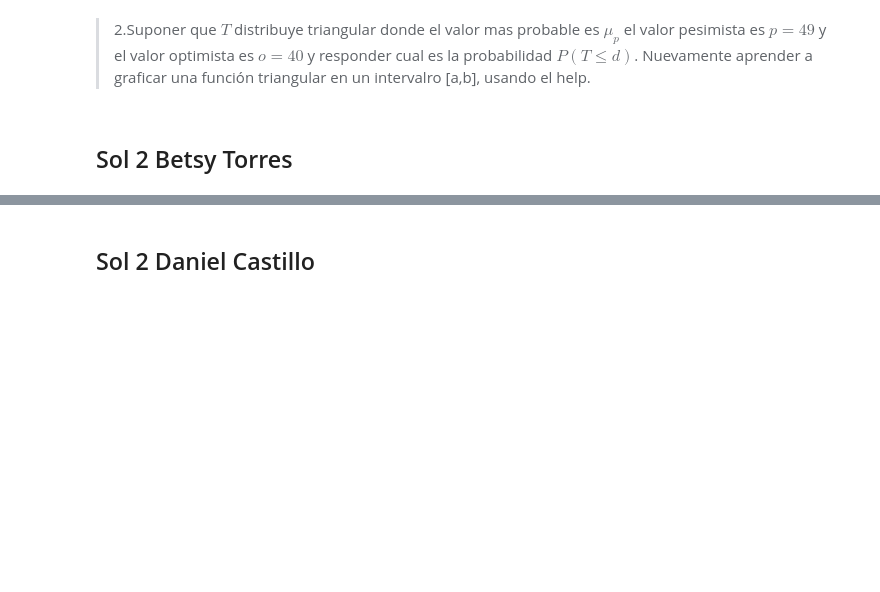
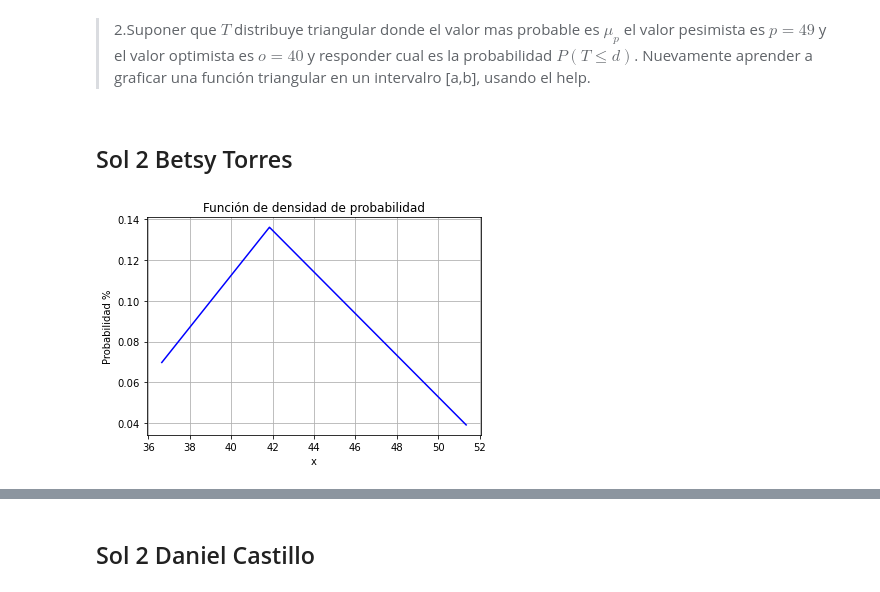
Before and after one commit to BetsyTorres/ProyectoConjunto_BTorres_DCastillo, a Jupyter notebook: Tarea_5.ipynb, the cells around one changed output, grey strips where cells are left out. Saved outputs shown, nothing was run; the diff lists cells and outputs as text; code cells hidden in the pictures; blank space fills up the shorter version.

```diff
--- a/Tarea_5.ipynb
+++ b/Tarea_5.ipynb
@@ -88,0 +91,32 @@ p, o = 49, 40
+# %%
+# Sol 1 Betsy Torres
+p, o = 49, 40
+
+miu, sigma, d = 44, 3, 47
+
+def triang(x):
+    'Función que genera el valor esperado, la varianza y mediana de la distrubucuón triangular basada en las fórmulas de cada parámentro'
+    a = x[0]
+    b = x[1]
+    c = x[2]
+    media = ((a+b+c)/ 3)-miu
+    varianza = ((a**2 + b**2 + c**2 - (a*b) - (a*c) - (b*c))/18) - sigma**2
+    mediana = c - miu
+    return np.array([media,varianza,mediana])
+
+t = fsolve(triang, [0,0,0])
+# t
+
+a_t = t[0]; b_t = t[1]
+x_t = np.linspace(a_t,b_t, 100000)
+y_acumt = st.triang.cdf(x_t, c, loc=a_t, scale=(b_t-a_t))
+y_t = st.triang.pdf(x, c, loc=a_t, scale=(b_t-a_t))
+
+plt.plot(x_t, y_t, c='b')
+plt.ylabel('Probabilidad %')
+plt.xlabel('x')
+plt.title('Función de densidad de probabilidad')
+plt.grid()
+plt.show()
+# %% [output]
+[figure, added]
```
Also changed, not shown: parts of 7 cells of this notebook.
